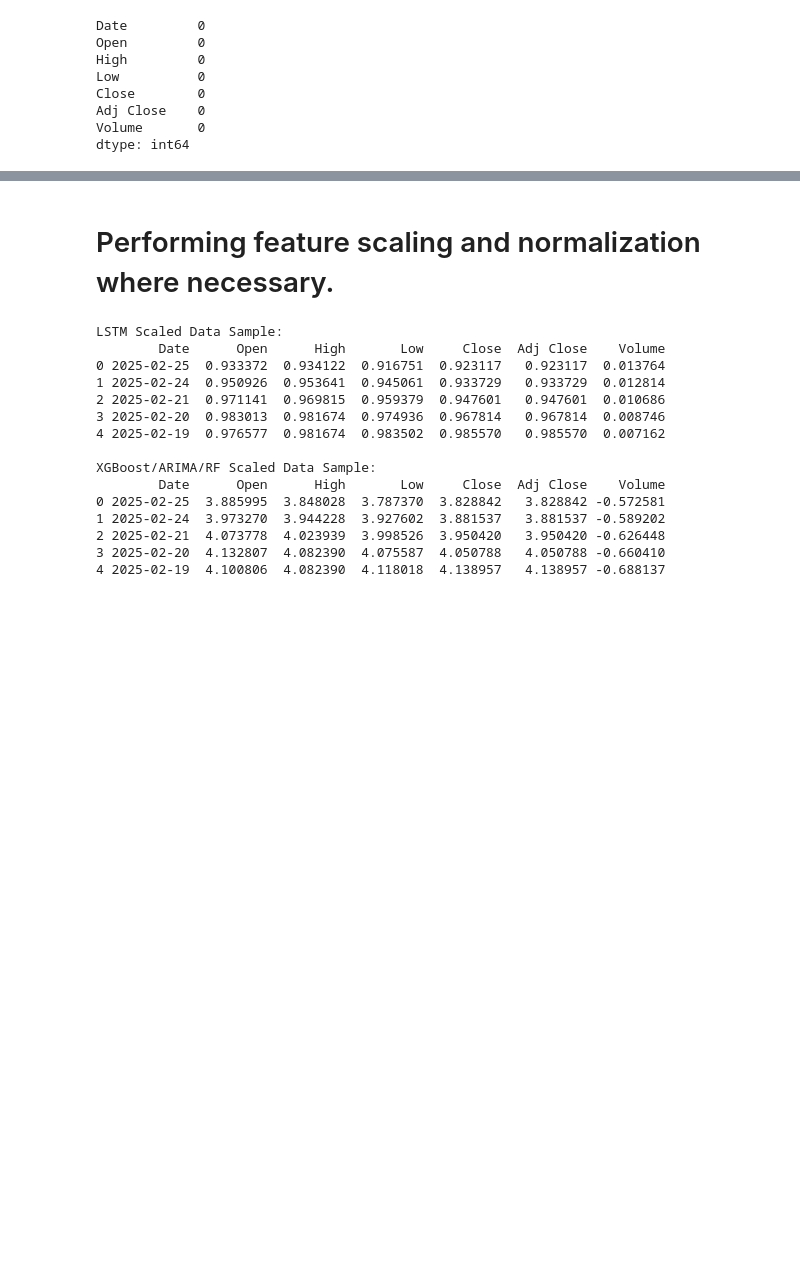
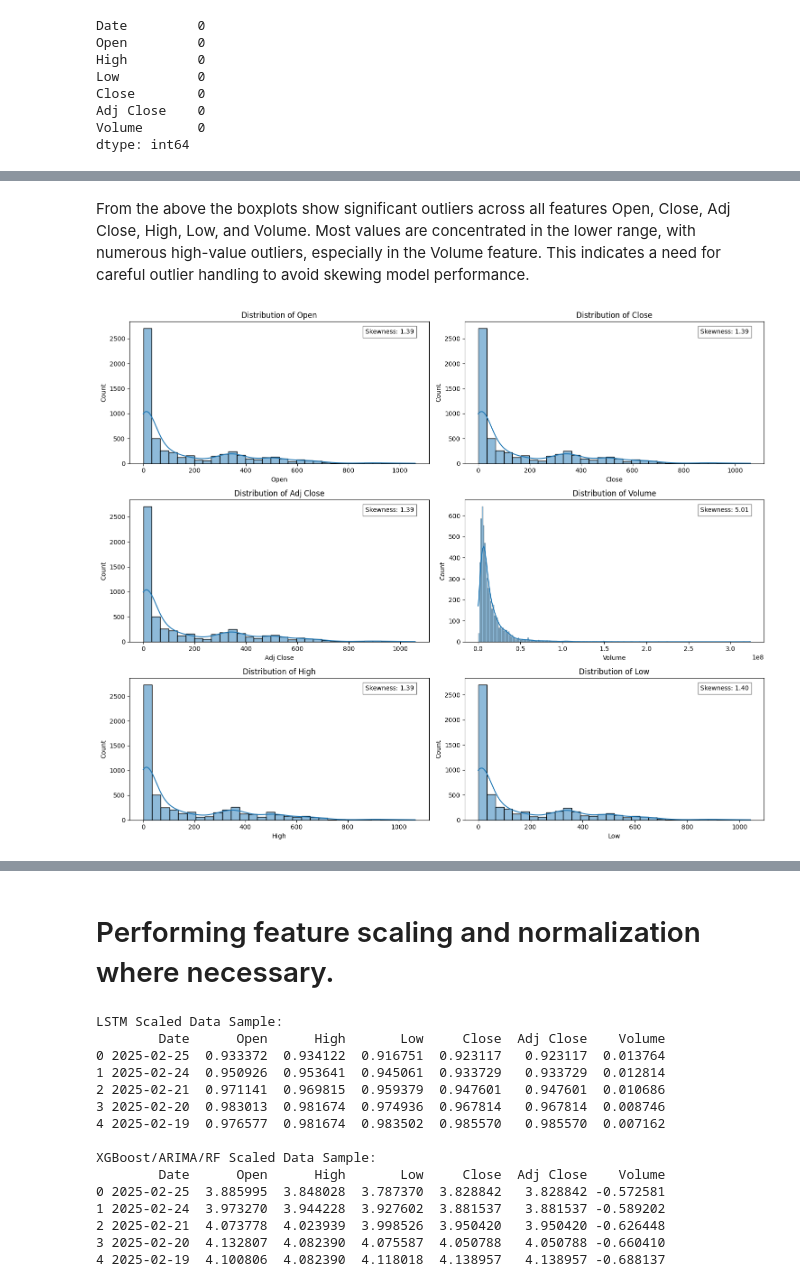
Before and after one commit to Ann-Tonina/Netflix-Stock-Price-Prediction, a Jupyter notebook: Stockprice.ipynb, the cells around one changed output, grey strips where cells are left out. Cells and saved outputs as stored; diff of their text form; code cells hidden in the pictures; blank space fills up the shorter version.

```diff
--- a/Stockprice.ipynb
+++ b/Stockprice.ipynb
@@ -304,0 +292,33 @@ plt.show()
+# %% [markdown]
+From the above the boxplots show significant outliers across all features Open, Close, Adj Close, High, Low, and Volume. Most values are concentrated in the lower range, with numerous high-value outliers, especially in the Volume feature. This indicates a need for careful outlier handling to avoid skewing model performance.
+# %%
+def plot_distributions(df, columns, n_cols=2, figsize=(15, 4)):
+    n_rows = (len(columns) - 1) // n_cols + 1
+    fig, axes = plt.subplots(n_rows, n_cols, figsize=(figsize[0], figsize[1] * n_rows))
+    axes = axes.flatten()  # Flatten the 2D array of axes for easier indexing
+
+    for i, column in enumerate(columns):
+        ax = axes[i]
+        sns.histplot(df[column], kde=True, ax=ax)
+        ax.set_title(f'Distribution of {column}')
+        ax.set_xlabel(column)
+        ax.set_ylabel('Count')
+
+        # Add skewness value to the plot
+        skewness = df[column].skew()
+        ax.text(0.95, 0.95, f'Skewness: {skewness:.2f}',
+                horizontalalignment='right', verticalalignment='top',
+                transform=ax.transAxes, bbox=dict(facecolor='white', alpha=0.5))
+
+    # Remove any unused subplots
+    for j in range(i + 1, len(axes)):
+        fig.delaxes(axes[j])
+
+    plt.tight_layout()
+    plt.show()
+
+# Usage
+columns_to_plot = ['Open','Close','Adj Close','Volume','High','Low']
+plot_distributions(df, columns_to_plot);
+# %% [output]
+[figure, added]
```
Also changed, not shown: parts of 16 cells of this notebook.
